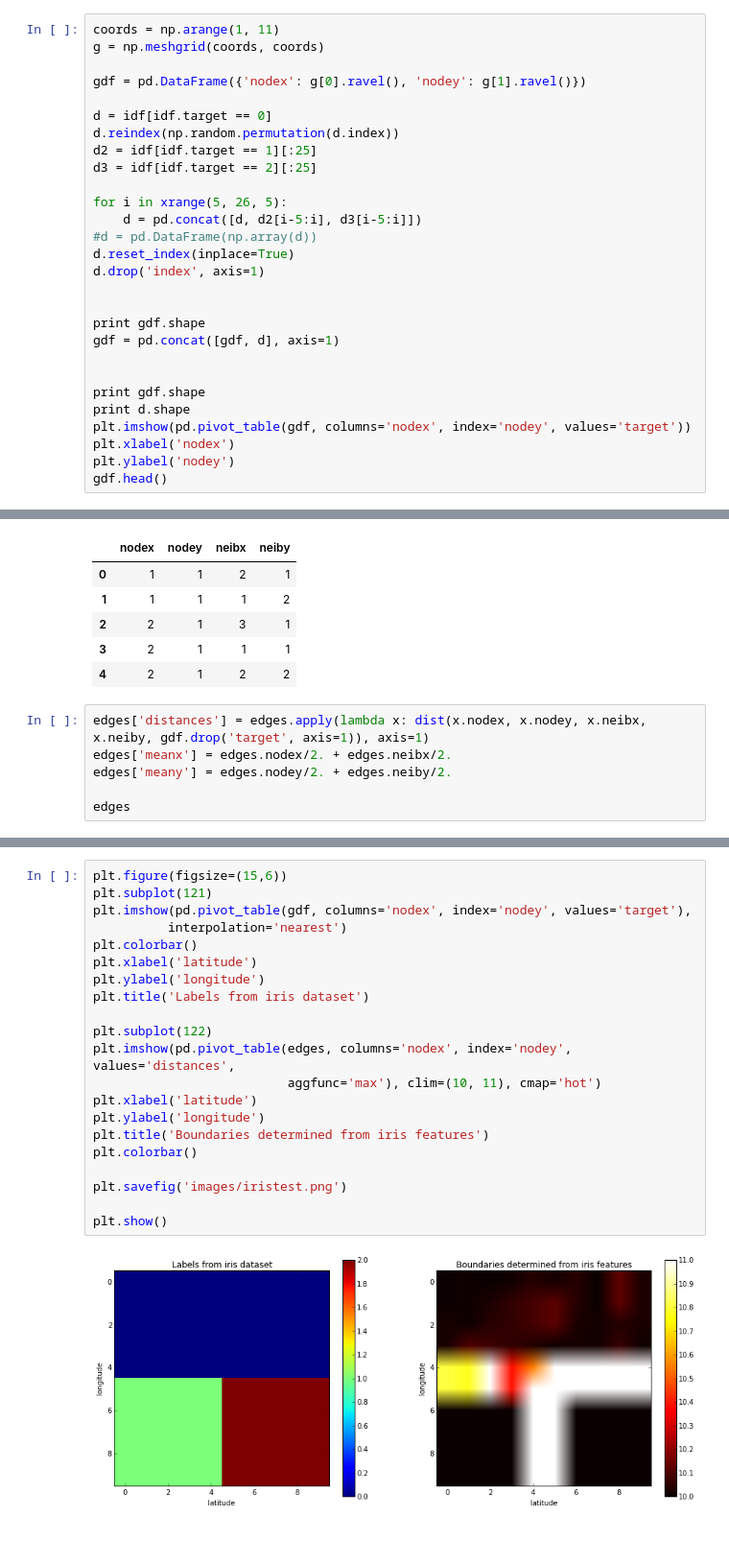
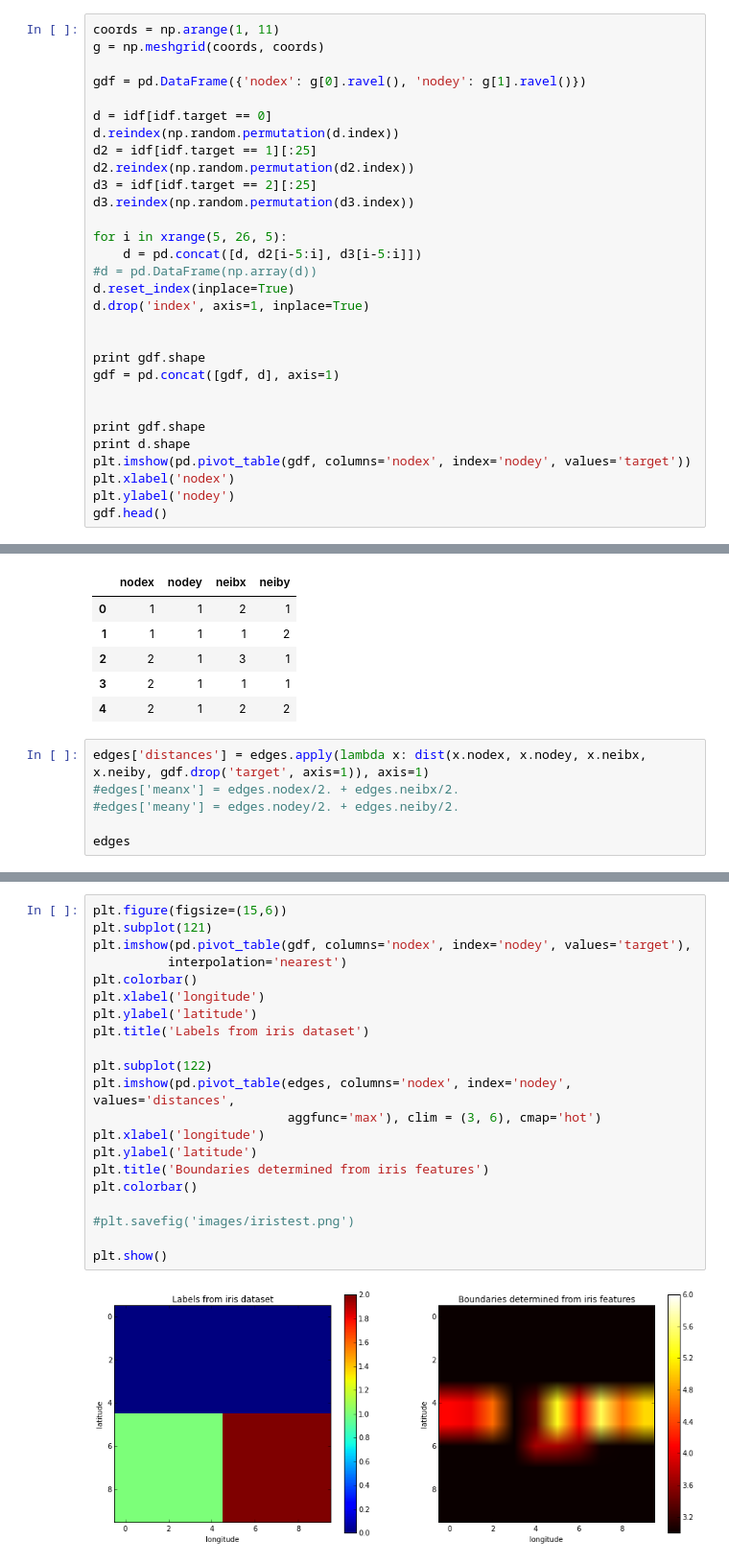
Before and after one commit to crupley/proj, a Jupyter notebook: explore/hood/graph similarity explore.ipynb, the cells around one changed output, grey strips where cells are left out. Shown at 96% size. Drawn from its saved outputs; the diff is of its cells as text; blank space fills up the shorter version.

Commit message:
addressing problems with index present in features

```diff
--- a/explore/hood/graph similarity explore.ipynb
+++ b/explore/hood/graph similarity explore.ipynb
@@ -249,13 +249,15 @@ gdf = pd.DataFrame({'nodex': g[0].ravel(), 'nodey': g[1].ravel()})
 d = idf[idf.target == 0]
 d.reindex(np.random.permutation(d.index))
 d2 = idf[idf.target == 1][:25]
+d2.reindex(np.random.permutation(d2.index))
 d3 = idf[idf.target == 2][:25]
+d3.reindex(np.random.permutation(d3.index))
 
 for i in xrange(5, 26, 5):
     d = pd.concat([d, d2[i-5:i], d3[i-5:i]])
 #d = pd.DataFrame(np.array(d))
 d.reset_index(inplace=True)
-d.drop('index', axis=1)
+d.drop('index', axis=1, inplace=True)
 
 
 print gdf.shape
@@ -319,8 +321,8 @@ edges.head()
 | 4 | 2 | 1 | 2 | 2 |
 # %%
 edges['distances'] = edges.apply(lambda x: dist(x.nodex, x.nodey, x.neibx, x.neiby, gdf.drop('target', axis=1)), axis=1)
-edges['meanx'] = edges.nodex/2. + edges.neibx/2.
-edges['meany'] = edges.nodey/2. + edges.neiby/2.
+#edges['meanx'] = edges.nodex/2. + edges.neibx/2.
+#edges['meany'] = edges.nodey/2. + edges.neiby/2.
 
 edges
 # %% [output]
@@ -345,24 +347,24 @@ edges
 # %%
 plt.figure(figsize=(15,6))
 plt.subplot(121)
 plt.imshow(pd.pivot_table(gdf, columns='nodex', index='nodey', values='target'),
           interpolation='nearest')
 plt.colorbar()
-plt.xlabel('latitude')
-plt.ylabel('longitude')
+plt.xlabel('longitude')
+plt.ylabel('latitude')
 plt.title('Labels from iris dataset')
 
 plt.subplot(122)
 plt.imshow(pd.pivot_table(edges, columns='nodex', index='nodey', values='distances',
-                          aggfunc='max'), clim=(10, 11), cmap='hot')
-plt.xlabel('latitude')
-plt.ylabel('longitude')
+                          aggfunc='max'), clim = (3, 6), cmap='hot')
+plt.xlabel('longitude')
+plt.ylabel('latitude')
 plt.title('Boundaries determined from iris features')
 plt.colorbar()
 
-plt.savefig('images/iristest.png')
+#plt.savefig('images/iristest.png')
 
 plt.show()
 # %% [output]
-[figure, old version]
+[figure, new version]
 # %%
```
Also changed, not shown: parts of 5 cells of this notebook.
